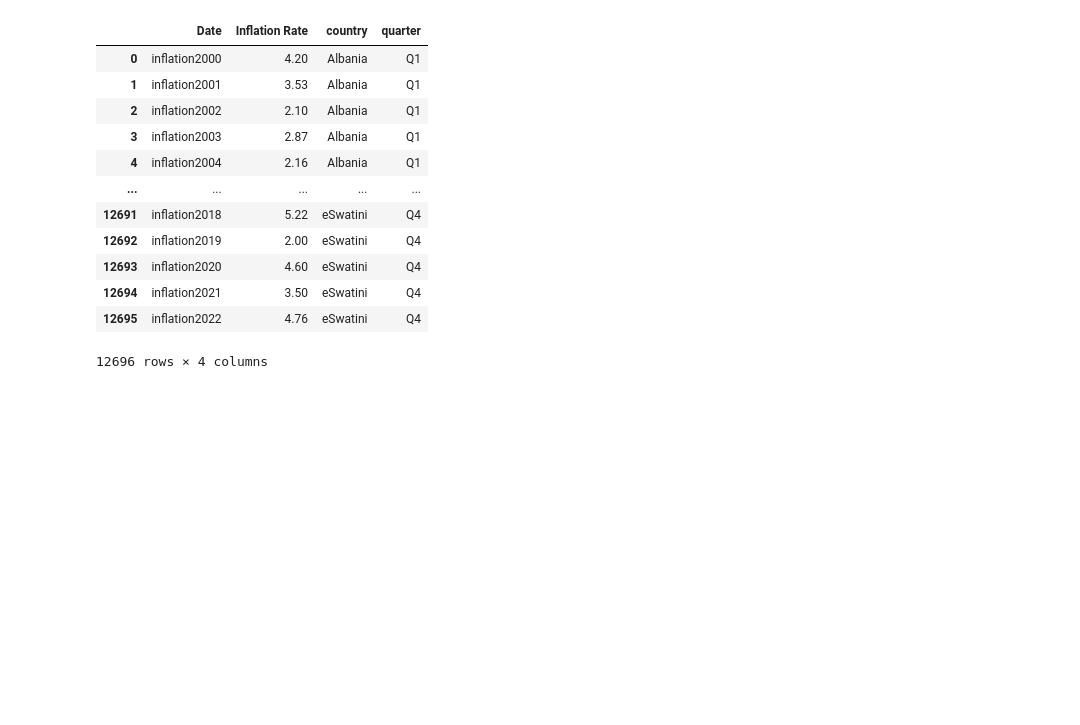
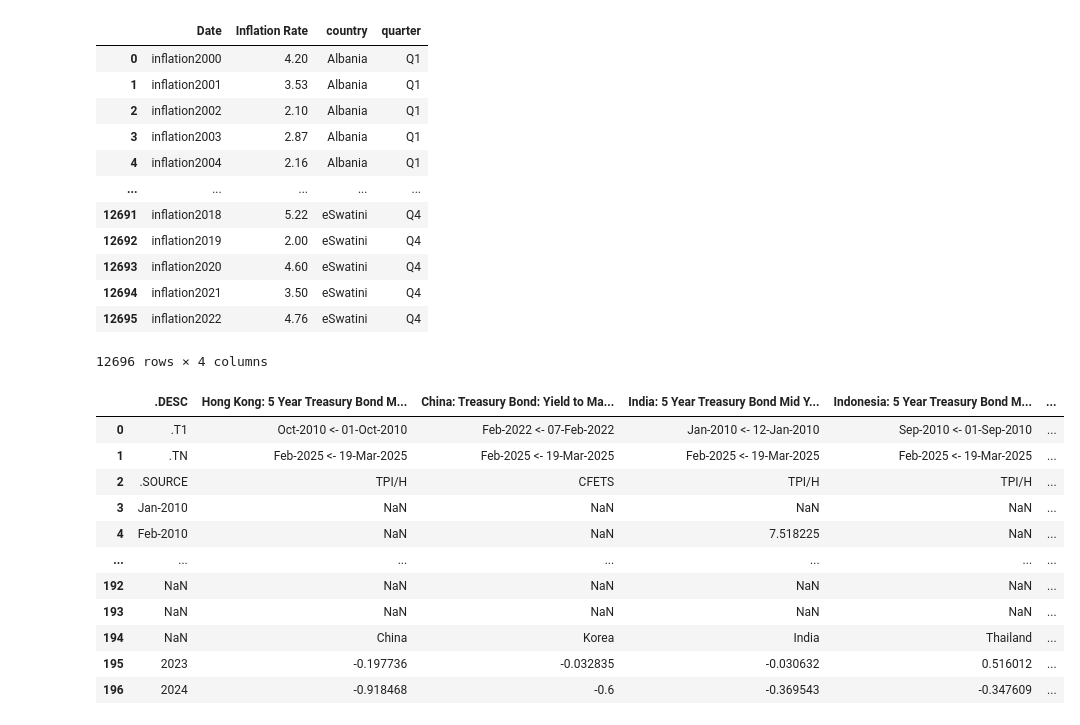
Before and after one commit to aizudeen11/cfm-nlp, a Jupyter notebook: main.ipynb, the cells around one changed output. Saved outputs shown, nothing was run; the diff lists cells and outputs as text; code cells hidden in the pictures; blank space fills up the shorter version.

```diff
--- a/main.ipynb
+++ b/main.ipynb
@@ -874,0 +873,85 @@ df3[['country', 'quarter', 'Date', 'Inflation Rate']].to_excel('output.xlsx', in
+# %%
+import pandas as pd
+
+df1 = pd.read_excel(
+    r"C:\Users\AhmadAizudeen\OneDrive - The SOUTH-EAST ASIAN CENTRAL BANKS (SEACEN) RESEARCH AND TRAINING\Capital Flow Monitor\SEACEN CFM January 2025\edited files\Data\Section 1 Charts.xlsx",
+    sheet_name='Yields YTD',
+    header=1,
+)
+df2 = df1.drop([0, 1, 2]).reset_index(drop=True)
+nan_ind = df2['.DESC'].isna().idxmax()
+if nan_ind > 0:
+    df2 = df2.iloc[0:nan_ind]
+col_rename = {x: x.split(':')[0] for x in df2.columns[1:]}
+col_rename['.DESC'] = 'Date'
+df2.rename(columns=col_rename, inplace=True)
+df2['Date'] = pd.to_datetime(df2['Date']) + pd.offsets.MonthEnd(0)
+df2 = df2[df2['Date'] >= '2021-01-31']
+df2.fillna(0, inplace=True)
+df2 = df2.melt(id_vars="Date", var_name="Region", value_name="Value")
+df2["Date"] = pd.to_datetime(df2["Date"]) + pd.offsets.MonthEnd(0)
+df2["Year"] = df2["Date"].apply(lambda x: x.date().strftime("%Y"))
+df2["Date2"] = df2["Date"].apply(lambda x: x.date().strftime("%Y-%m"))
+year_now = datetime.date.today().year
+year2 = [str(x) for x in range(2021, year_now + 1)]
+latest_year = int(sorted(df2["Year"].unique())[-1])
+country = df2["Region"].unique()
+df2 = sqldf(
+    f'select Date2 as Date, Year, Region, Value, row_number() over(partition by Region, Year order by Date2) as row_num from df2 where Year in ("{'", "'.join(year2)}")'
+)
+
+df2 = df2.groupby("Year").apply(
+    lambda x: x[x["row_num"].isin([x["row_num"].min(), x["row_num"].max()])]
+)
+df2.reset_index(drop=True, inplace=True)
+
+calc_country = dict()
+
+for x in country:
+    for y in year2:
+        if len(df2[(df2["Region"] == x) & (df2["Year"] == str(y))]) == 1:
+            continue
+        df_temp = df2[
+                    (df2["Region"] == x)
+                    & (df2["Year"] == str(y))
+                ]
+        nomi = float(
+            df_temp[(df_temp["row_num"] == df_temp["row_num"].min())
+            ]["Value"].values[0]
+        )
+        denomi = float(
+            df_temp[(df_temp["row_num"] == df_temp["row_num"].max())
+            ]["Value"].values[0]
+        )
+        calc = 0 if nomi == 0 and denomi == 0 else denomi - nomi
+        if calc_country.get(x) == None:
+            calc_country.update({x: {y: calc}})
+        else:
+            calc_country[x].update({y: calc})
+
+df = pd.DataFrame(calc_country).reset_index()
+df = df.melt(id_vars="index", var_name="Region", value_name="Value").rename(
+    {"index": "Year"}, axis=1
+)
+region_sort = list(
+    df[(df["Year"] == df["Year"].unique()[-1])].sort_values(
+        by="Value", ascending=False
+    )["Region"]
+)
+df["Region"] = pd.Categorical(
+    df["Region"], categories=region_sort, ordered=True
+)
+df = df.sort_values(by=["Region", "Year"], ascending=False)
+# %% [output]
+|  | .DESC | Hong Kong: 5 Year Treasury Bond M... | China: Treasury Bond: Yield to Ma... | India: 5 Year Treasury Bond Mid Y... | Indonesia: 5 Year Treasury Bond M... | ... |
+| 0 | .T1 | Oct-2010 <- 01-Oct-2010 | Feb-2022 <- 07-Feb-2022 | Jan-2010 <- 12-Jan-2010 | Sep-2010 <- 01-Sep-2010 | ... |
+| 1 | .TN | Feb-2025 <- 19-Mar-2025 | Feb-2025 <- 19-Mar-2025 | Feb-2025 <- 19-Mar-2025 | Feb-2025 <- 19-Mar-2025 | ... |
+| 2 | .SOURCE | TPI/H | CFETS | TPI/H | TPI/H | ... |
+| 3 | Jan-2010 | NaN | NaN | NaN | NaN | ... |
+| 4 | Feb-2010 | NaN | NaN | 7.518225 | NaN | ... |
+| ... | ... | ... | ... | ... | ... | ... |
+| 192 | NaN | NaN | NaN | NaN | NaN | ... |
+| 193 | NaN | NaN | NaN | NaN | NaN | ... |
+| 194 | NaN | China | Korea | India | Thailand | ... |
+| 195 | 2023 | -0.197736 | -0.032835 | -0.030632 | 0.516012 | ... |
+| 196 | 2024 | -0.918468 | -0.6 | -0.369543 | -0.347609 | ... |
```
Also changed, not shown: parts of 6 cells of this notebook, 3 other files.
